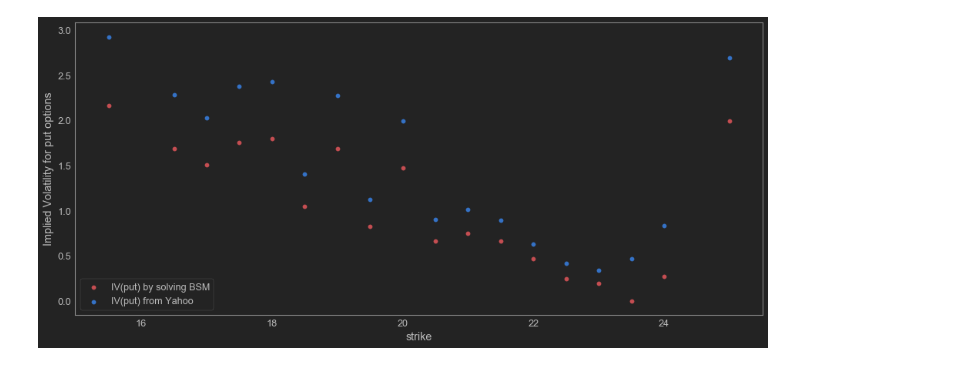
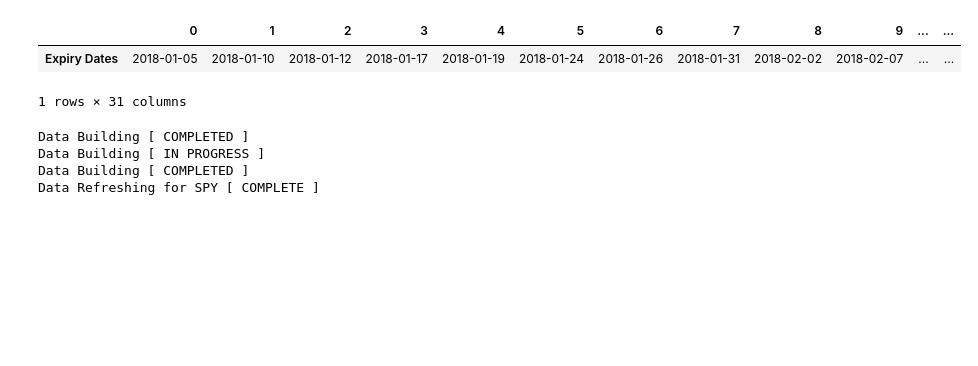
Before and after one commit to hanburger97/DS_Infrastructure, a Jupyter notebook: researchs/UCO_Exploration.ipynb, the cells around one changed output. Drawn from its saved outputs; the diff is of its cells as text; code cells hidden in the pictures; blank space fills up the shorter version.

Commit message:
RLD-4 Completed; RLD-3 Near Completion - Some optimization in data storing/nan processing and Error Handling

```diff
--- a/researchs/UCO_Exploration.ipynb
+++ b/researchs/UCO_Exploration.ipynb
@@ -40,4 +1,10 @@ olib.plot_surface('c')
-# %%
-olib.plot_IV_d('p',0)
-# %% [output]
-[figure, removed]
+# %%
+OL.INDEX
+# %% [output]
+|  | 0 | 1 | 2 | 3 | 4 | 5 | 6 | 7 | 8 | 9 | ... | ... |
+| Expiry Dates | 2018-01-05 | 2018-01-10 | 2018-01-12 | 2018-01-17 | 2018-01-19 | 2018-01-24 | 2018-01-26 | 2018-01-31 | 2018-02-02 | 2018-02-07 | ... | ... |
+1 rows × 31 columns
+Data Building [ COMPLETED ]
+Data Building [ IN PROGRESS ]
+Data Building [ COMPLETED ]
+Data Refreshing for SPY [ COMPLETE ]
```
Also changed, not shown: parts of 6 cells of this notebook, 2 other files.
